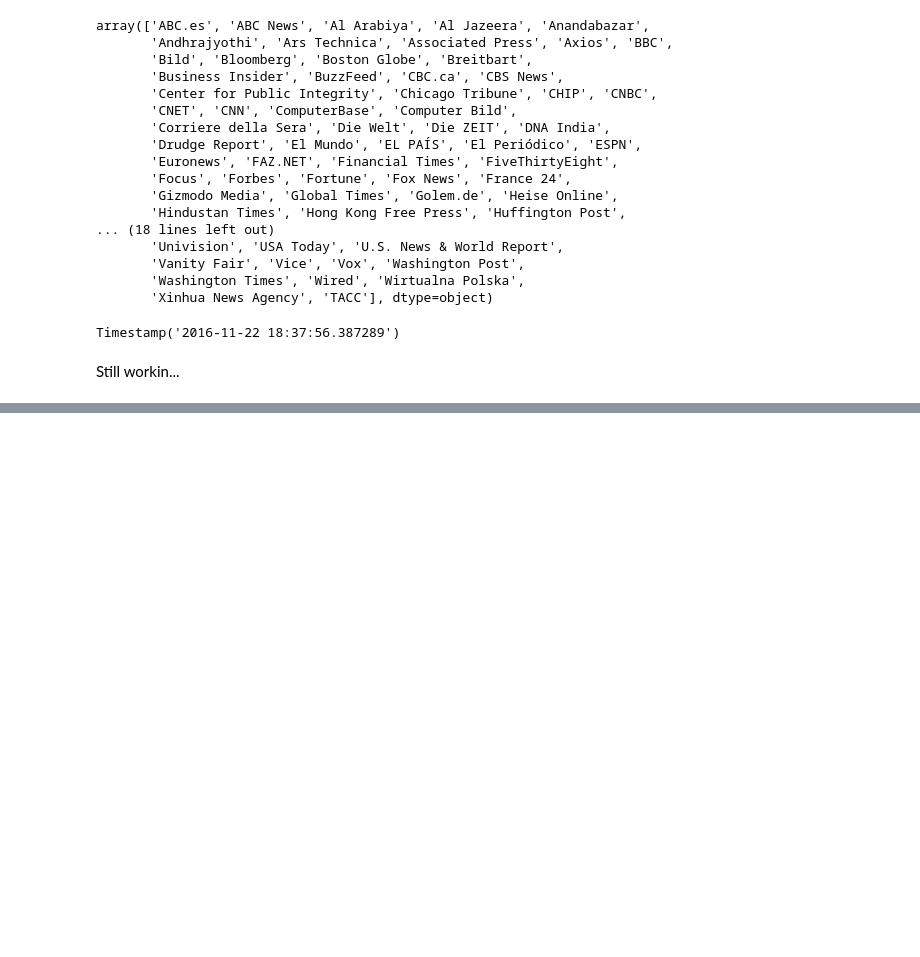
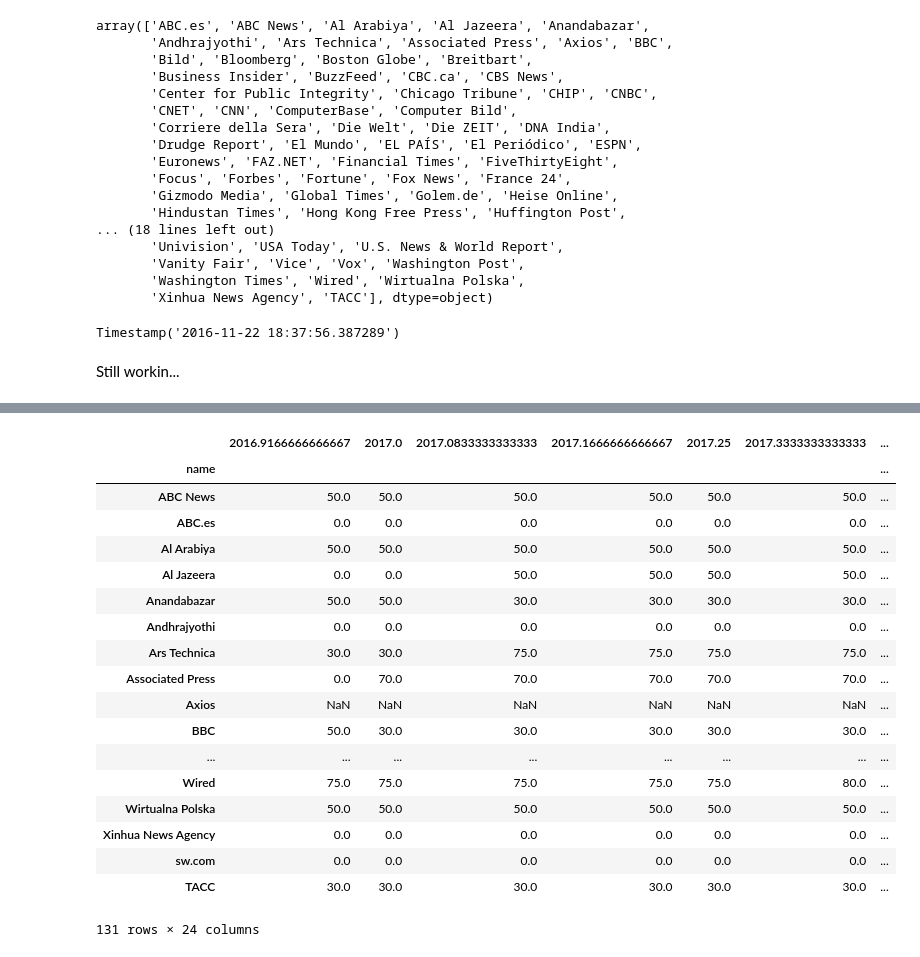
Before and after one commit to redshiftzero/securethenews-analysis, a Jupyter notebook: STN.ipynb, the cells around one changed output, grey strips where cells are left out. Drawn from its saved outputs; the diff is of its cells as text; code cells hidden in the pictures; blank space fills up the shorter version.

Commit message:
Add some sick groupbys

```diff
--- a/STN.ipynb
+++ b/STN.ipynb
@@ -403,0 +383,2 @@ TypeError: data type "datetime" not understood
+# %%
+month_by_month_stats = groupby_newsorg.score.resample('M').max()
@@ -403,0 +431,2 @@ TypeError: data type "datetime" not understood
+# %%
+unstacked = month_by_month_stats.unstack()
@@ -403,0 +443,26 @@ TypeError: data type "datetime" not understood
+# %%
+simple_year_columns = [x.year + x.month / 12 for x in unstacked.columns]
+# %%
+unstacked.columns = simple_year_columns
+# %%
+unstacked
+# %% [output]
+|  | 2016.9166666666667 | 2017.0 | 2017.0833333333333 | 2017.1666666666667 | 2017.25 | 2017.3333333333333 | ... |
+| name |  |  |  |  |  |  | ... |
+| ABC News | 50.0 | 50.0 | 50.0 | 50.0 | 50.0 | 50.0 | ... |
+| ABC.es | 0.0 | 0.0 | 0.0 | 0.0 | 0.0 | 0.0 | ... |
+| Al Arabiya | 50.0 | 50.0 | 50.0 | 50.0 | 50.0 | 50.0 | ... |
+| Al Jazeera | 0.0 | 0.0 | 50.0 | 50.0 | 50.0 | 50.0 | ... |
+| Anandabazar | 50.0 | 50.0 | 30.0 | 30.0 | 30.0 | 30.0 | ... |
+| Andhrajyothi | 0.0 | 0.0 | 0.0 | 0.0 | 0.0 | 0.0 | ... |
+| Ars Technica | 30.0 | 30.0 | 75.0 | 75.0 | 75.0 | 75.0 | ... |
+| Associated Press | 0.0 | 70.0 | 70.0 | 70.0 | 70.0 | 70.0 | ... |
+| Axios | NaN | NaN | NaN | NaN | NaN | NaN | ... |
+| BBC | 50.0 | 30.0 | 30.0 | 30.0 | 30.0 | 30.0 | ... |
+| ... | ... | ... | ... | ... | ... | ... | ... |
+| Wired | 75.0 | 75.0 | 75.0 | 75.0 | 75.0 | 80.0 | ... |
+| Wirtualna Polska | 50.0 | 50.0 | 50.0 | 50.0 | 50.0 | 50.0 | ... |
+| Xinhua News Agency | 0.0 | 0.0 | 0.0 | 0.0 | 0.0 | 0.0 | ... |
+| sw.com | 0.0 | 0.0 | 0.0 | 0.0 | 0.0 | 0.0 | ... |
+| ТАСС | 30.0 | 30.0 | 30.0 | 30.0 | 30.0 | 30.0 | ... |
+131 rows × 24 columns
```
Also changed, not shown: parts of 18 cells of this notebook.
